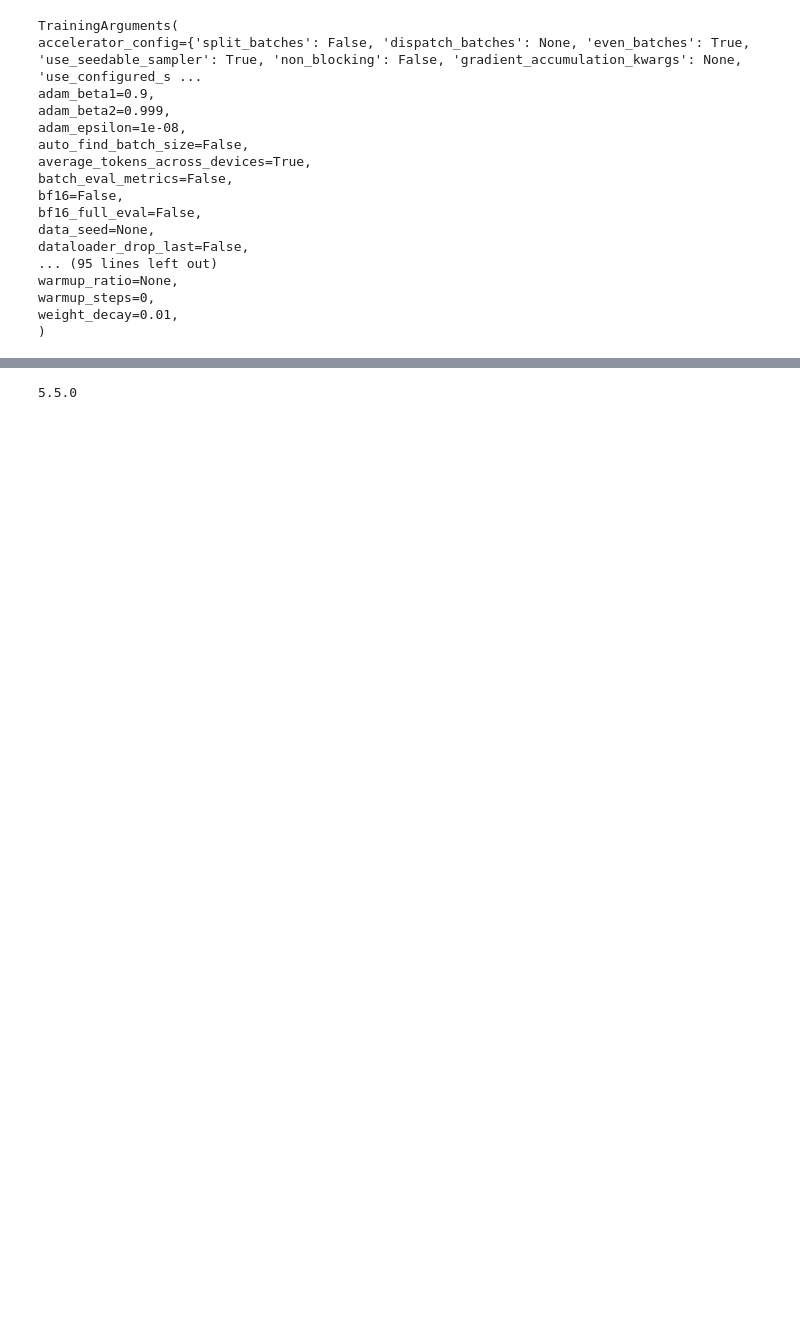
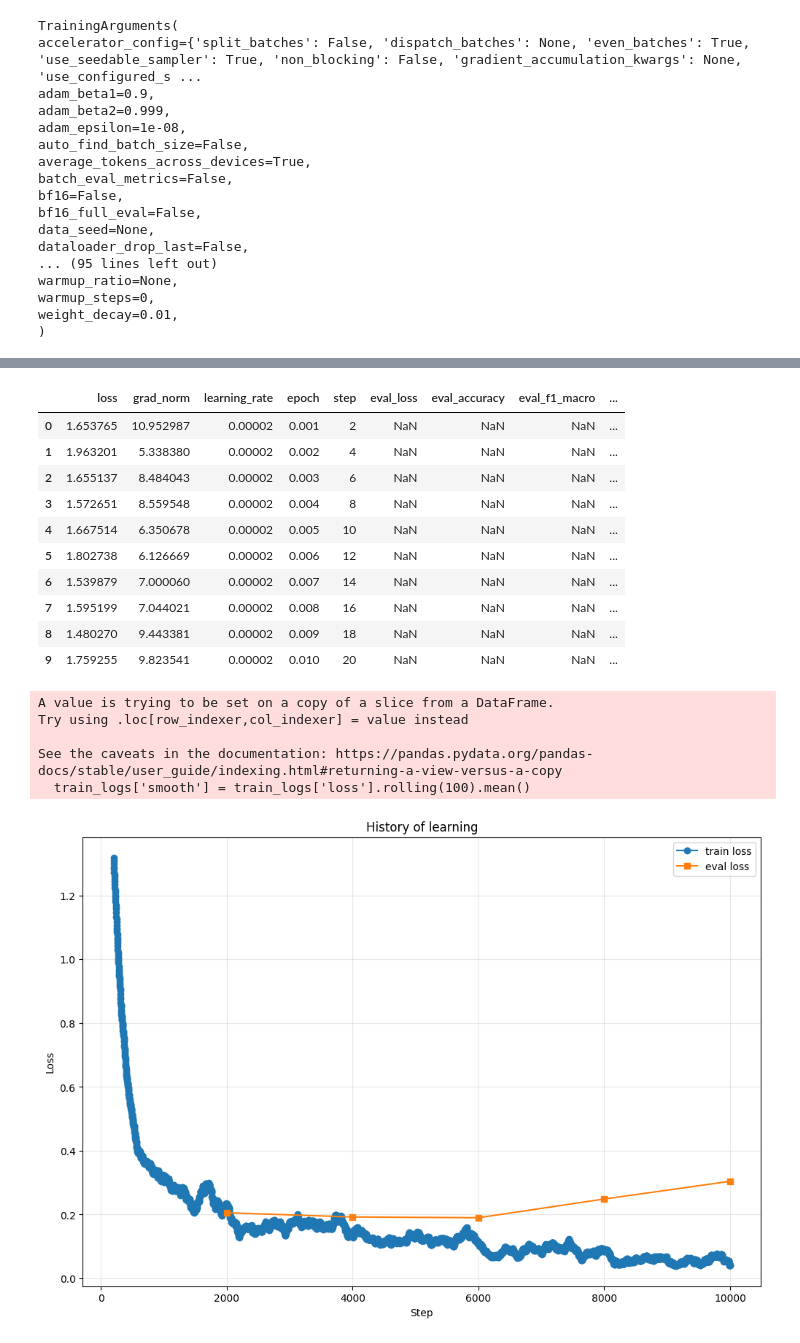
Before and after one commit to mazxal0/AI-Mirea-Course, a Jupyter notebook: homeworks/HW13/HW13.ipynb, the cells around one changed output, grey strips where cells are left out. Drawn from its saved outputs; the diff is of its cells as text; code cells hidden in the pictures; blank space fills up the shorter version.

```diff
--- a/homeworks/HW13/HW13.ipynb
+++ b/homeworks/HW13/HW13.ipynb
@@ -354,26 +394,43 @@ KeyboardInterrupt:
 # %%
 history_df = pd.DataFrame(trainer.state.log_history)
 display(history_df.head(10))
 
 plt.figure(figsize=(12, 8))
 
 if 'loss' in history_df.columns:
     train_logs = history_df.dropna(subset=['loss'])
-    plt.plot(train_logs['step'], train_logs['loss'], marker='o', label='train loss')
+    train_logs['smooth'] = train_logs['loss'].rolling(100).mean()
+    plt.plot(train_logs['step'], train_logs['smooth'], marker='o', label='train loss')
 
 if 'eval_loss' in history_df.columns:
     eval_logs = history_df.dropna(subset=['eval_loss'])
     plt.plot(eval_logs['step'], eval_logs['eval_loss'], marker='s', label='eval loss')
 
 plt.title('History of learning')
 plt.xlabel('Step')
 plt.ylabel('Loss')
 plt.grid(True, alpha=0.3)
 plt.legend()
 plt.savefig('./artifacts/training_curves.png')
 plt.show()
 # %% [output]
+|  | loss | grad_norm | learning_rate | epoch | step | eval_loss | eval_accuracy | eval_f1_macro | ... |
+| 0 | 1.653765 | 10.952987 | 0.00002 | 0.001 | 2 | NaN | NaN | NaN | ... |
+| 1 | 1.963201 | 5.338380 | 0.00002 | 0.002 | 4 | NaN | NaN | NaN | ... |
+| 2 | 1.655137 | 8.484043 | 0.00002 | 0.003 | 6 | NaN | NaN | NaN | ... |
+| 3 | 1.572651 | 8.559548 | 0.00002 | 0.004 | 8 | NaN | NaN | NaN | ... |
+| 4 | 1.667514 | 6.350678 | 0.00002 | 0.005 | 10 | NaN | NaN | NaN | ... |
+| 5 | 1.802738 | 6.126669 | 0.00002 | 0.006 | 12 | NaN | NaN | NaN | ... |
+| 6 | 1.539879 | 7.000060 | 0.00002 | 0.007 | 14 | NaN | NaN | NaN | ... |
+| 7 | 1.595199 | 7.044021 | 0.00002 | 0.008 | 16 | NaN | NaN | NaN | ... |
+| 8 | 1.480270 | 9.443381 | 0.00002 | 0.009 | 18 | NaN | NaN | NaN | ... |
+| 9 | 1.759255 | 9.823541 | 0.00002 | 0.010 | 20 | NaN | NaN | NaN | ... |
-5.5.0
+A value is trying to be set on a copy of a slice from a DataFrame.
+Try using .loc[row_indexer,col_indexer] = value instead
+
+See the caveats in the documentation: https://pandas.pydata.org/pandas-docs/stable/user_guide/indexing.html#returning-a-view-versus-a-copy
+  train_logs['smooth'] = train_logs['loss'].rolling(100).mean()
+[figure, added]
 # %%
 from transformers.utils.notebook import NotebookProgressCallback
 
```
Also changed, not shown: parts of 9 cells of this notebook, 5 other files.
